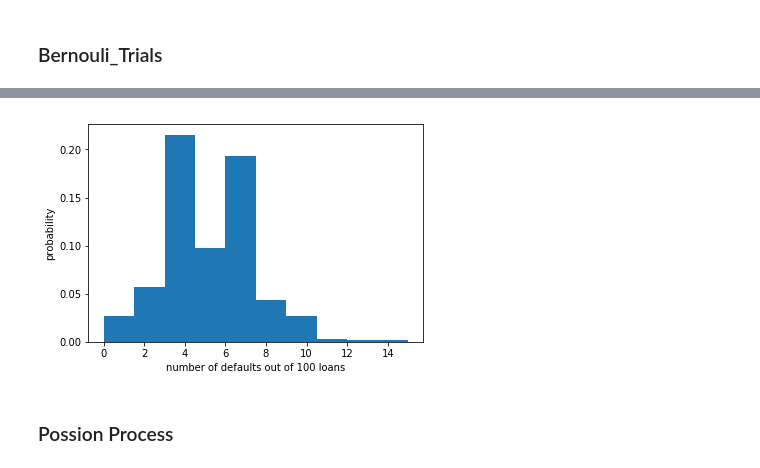
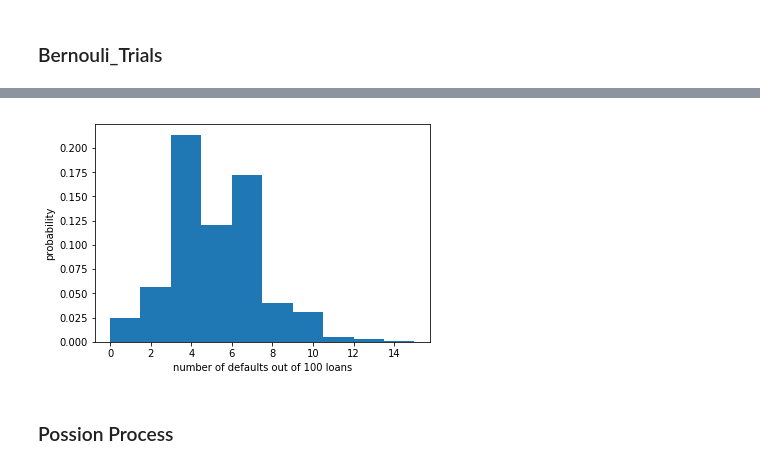
Before and after one commit to weitianyi1996/Prob-Stats, a Jupyter notebook: Prob&Stats.ipynb, the cells around one changed output, grey strips where cells are left out. Drawn from its saved outputs; the diff is of its cells as text; code cells hidden in the pictures.

```diff
--- a/Prob&Stats.ipynb
+++ b/Prob&Stats.ipynb
@@ -26,21 +29,21 @@ plt.show()
 # %%
 import numpy as np
 import matplotlib.pyplot as plt
 
 np.random.seed(42)
 
-n_defaults=np.empty(1000)
+n_defaults=np.empty(10000)
 
-for i in range(1000):
+for i in range(10000):
     n_defaults[i] = perform_bernoulli_trials(100,0.05)
 
 _ = plt.hist(n_defaults, normed=True)
 _ = plt.xlabel('number of defaults out of 100 loans')
 _ = plt.ylabel('probability')
 
 plt.show()
 # %% [output]
-[figure, old version]
+[figure, new version]
 # %% [markdown]
 ### Possion Process
 # %%
```
Also changed, not shown: parts of 3 cells of this notebook.
